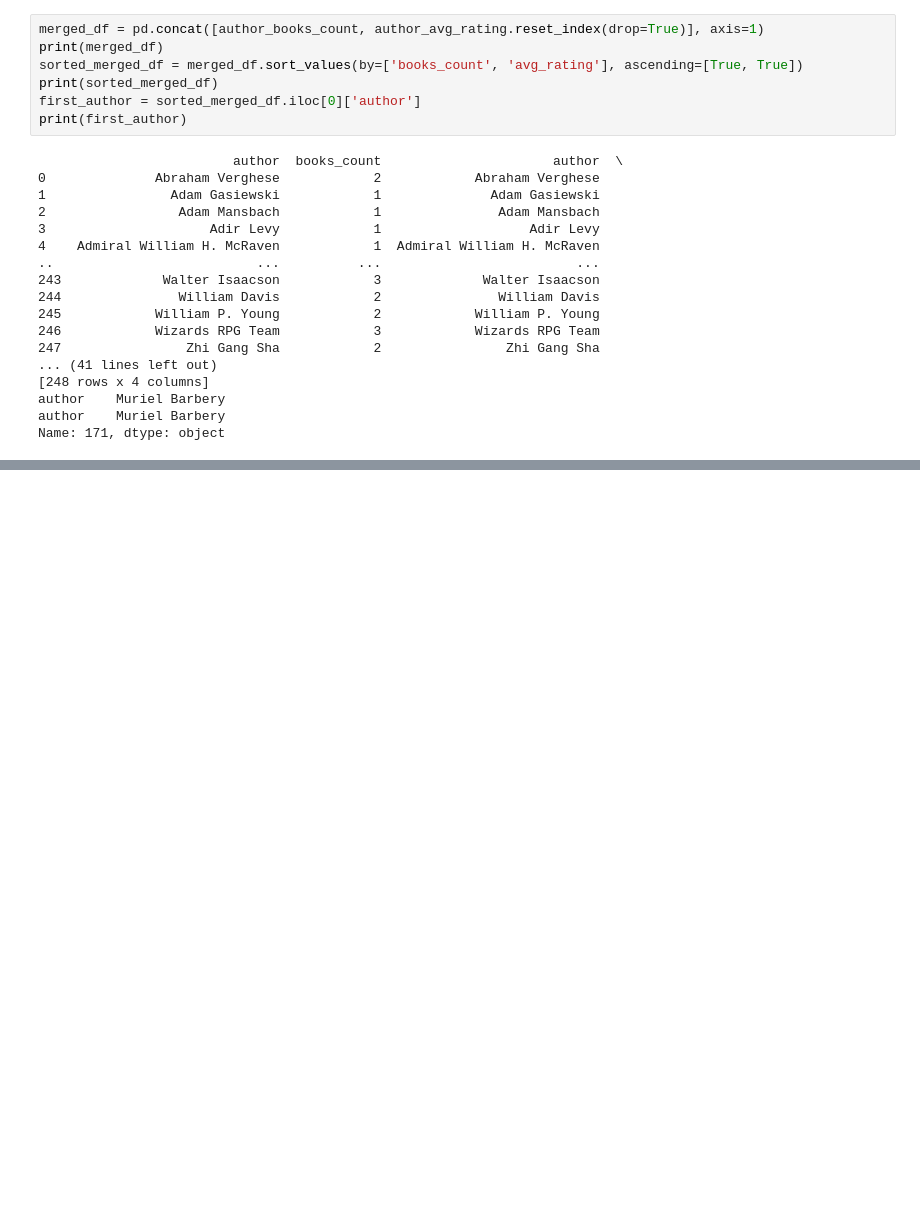
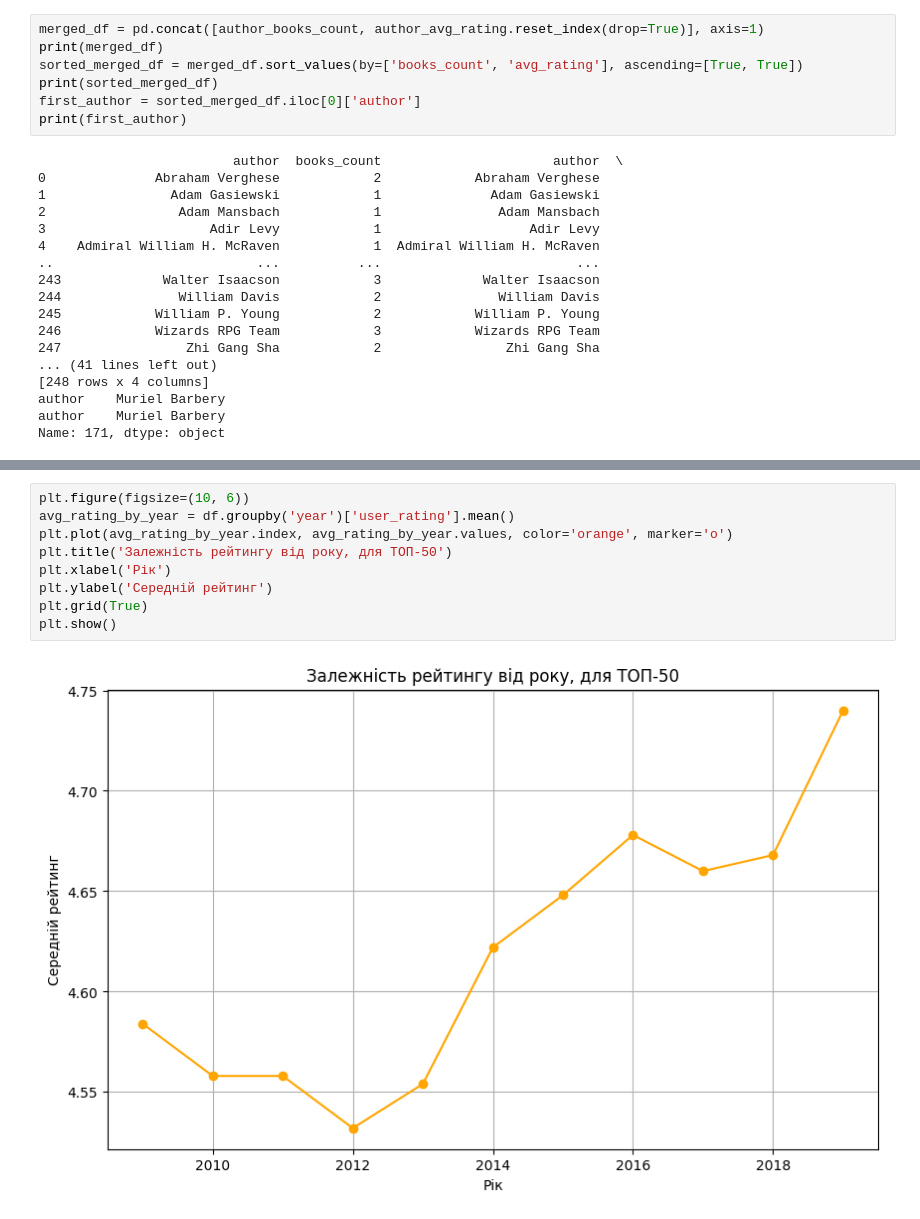
Before and after one commit to YehorChykin/HW_DS, a Jupyter notebook: HW_DS_M5_3.ipynb, the cells around one changed output, grey strips where cells are left out. Saved outputs shown, nothing was run; the diff lists cells and outputs as text; blank space fills up the shorter version.

```diff
--- a/HW_DS_M5_3.ipynb
+++ b/HW_DS_M5_3.ipynb
@@ -355,0 +353,11 @@ Name: 171, dtype: object
+# %%
+plt.figure(figsize=(10, 6))
+avg_rating_by_year = df.groupby('year')['user_rating'].mean()
+plt.plot(avg_rating_by_year.index, avg_rating_by_year.values, color='orange', marker='o')
+plt.title('Залежність рейтингу від року, для ТОП-50')
+plt.xlabel('Рік')
+plt.ylabel('Середній рейтинг')
+plt.grid(True)
+plt.show()
+# %% [output]
+[figure, added]
```
Also changed, not shown: parts of 6 cells of this notebook.
